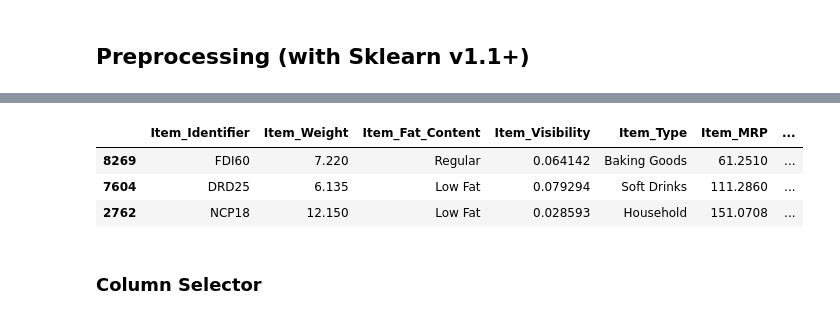
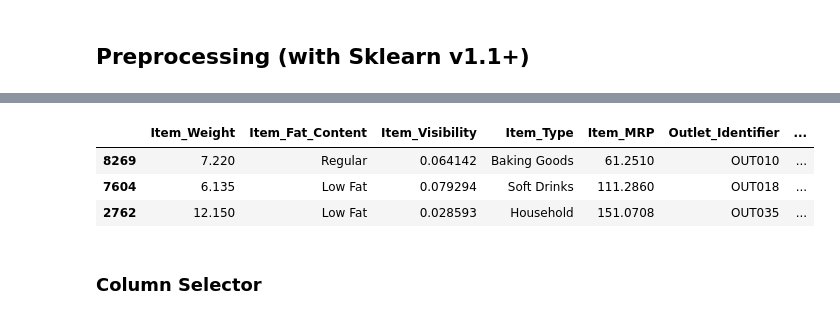
Before and after one commit to pylabview/sales-predicctions, a Jupyter notebook: Project_1_Revisited.ipynb, the cells around one changed output, grey strips where cells are left out. Saved outputs shown, nothing was run; the diff lists cells and outputs as text; code cells hidden in the pictures.

```diff
--- a/Project_1_Revisited.ipynb
+++ b/Project_1_Revisited.ipynb
@@ -46,7 +52,7 @@ Drive already mounted at /content/drive; to attempt to forcibly remount, call dr
 # %% [markdown]
 ## Loading Data
 # %%
-df = pd.read_csv("/content/drive/MyDrive/Colab Notebooks/Assignments/Data/sales_predictions.csv")
+df = pd.read_csv("./Data/sales_predictions.csv")
 df.head()
 # %% [output]
 |  | Item_Identifier | Item_Weight | Item_Fat_Content | Item_Visibility | Item_Type | Item_MRP | ... |
@@ -105,10 +111,6 @@ df.replace({'low fat': 'Low Fat',
 df['Item_Fat_Content'].unique()
 # %% [output]
 array(['Low Fat', 'Regular'], dtype=object)
-# %%
-## Fixing Data Type for Outlet_Establishment_Year from float64 to datetime64
-
-df['Outlet_Establishment_Year'] = pd.to_datetime(df['Outlet_Establishment_Year'])
 # %%
 #8) For any numerical columns, obtain the summary statistics of each (min, max, mean).
 df.describe()
@@ -152,20 +175,20 @@ sklearn version: 1.2.2
 # %%
 # ### Train Test Split
 ## Make x and y variables
 target = "Item_Outlet_Sales"
-drop_feats = []
+drop_feats = ['Item_Identifier']
 
 y = df[target].copy()
 X = df.drop(columns=[target, *drop_feats]).copy()
 
 ## train-test-split with random state for reproducibility
 X_train, X_test, y_train, y_test = train_test_split(X,y, random_state=SEED)
 X_train.head(3)
 # %% [output]
-|  | Item_Identifier | Item_Weight | Item_Fat_Content | Item_Visibility | Item_Type | Item_MRP | ... |
-| 8269 | FDI60 | 7.220 | Regular | 0.064142 | Baking Goods | 61.2510 | ... |
-| 7604 | DRD25 | 6.135 | Low Fat | 0.079294 | Soft Drinks | 111.2860 | ... |
-| 2762 | NCP18 | 12.150 | Low Fat | 0.028593 | Household | 151.0708 | ... |
+|  | Item_Weight | Item_Fat_Content | Item_Visibility | Item_Type | Item_MRP | Outlet_Identifier | ... |
+| 8269 | 7.220 | Regular | 0.064142 | Baking Goods | 61.2510 | OUT010 | ... |
+| 7604 | 6.135 | Low Fat | 0.079294 | Soft Drinks | 111.2860 | OUT018 | ... |
+| 2762 | 12.150 | Low Fat | 0.028593 | Household | 151.0708 | OUT035 | ... |
 # %% [markdown]
 
 ### Column Selector
```
Also changed, not shown: parts of 30 cells of this notebook, 12 other files.
